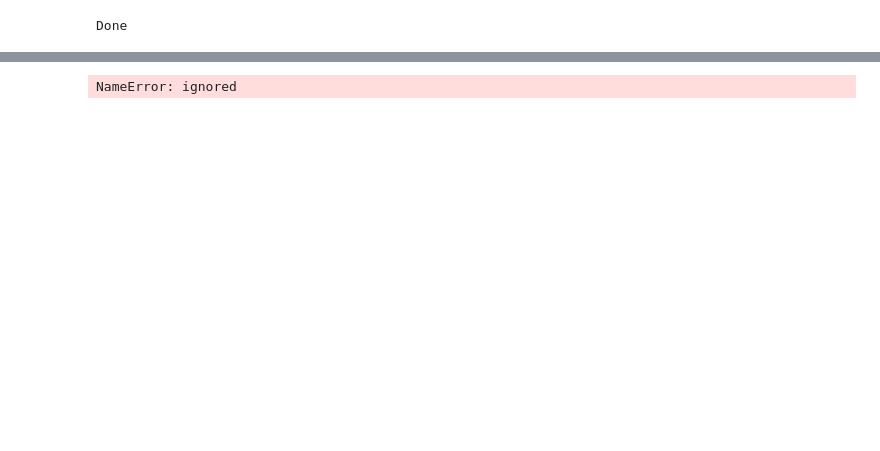
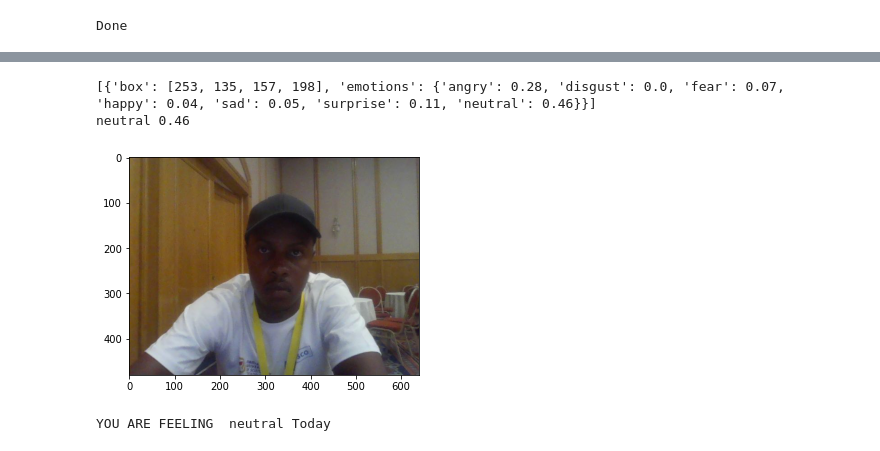
Before and after one commit to Goodwill-Khoa/219080534, a Jupyter notebook: INDABAX2022g3.ipynb, the cells around one changed output, grey strips where cells are left out. Saved outputs shown, nothing was run; the diff lists cells and outputs as text; code cells hidden in the pictures; blank space fills up the shorter version.

```diff
--- a/INDABAX2022g3.ipynb
+++ b/INDABAX2022g3.ipynb
@@ -145,7 +175,28 @@ def IdentifyFace(path):
 
 			#print(results)
 	return(results) # we just want to collect the name
-# %%
-Person1Name = IdentifyFace(image2path)
-# %% [output]
-NameError: ignored
+# %%
+def EmotionDetect(image2path):
+  test_image_one = plt.imread(image2path)
+  emo_detector = FER(mtcnn=True)
+  # Capture all the emotions on the image
+  captured_emotions = emo_detector.detect_emotions(test_image_one)
+  # Print all captured emotions with the image
+  print(captured_emotions)
+  plt.imshow(test_image_one)
+
+  # Use the top Emotion() function to call for the dominant emotion in the image
+  dominant_emotion, emotion_score = emo_detector.top_emotion(test_image_one)
+  print(dominant_emotion, emotion_score)
+
+  return dominant_emotion
+# %%
+EmotionT = EmotionDetect(image2path)
+# %% [output]
+[{'box': [253, 135, 157, 198], 'emotions': {'angry': 0.28, 'disgust': 0.0, 'fear': 0.07, 'happy': 0.04, 'sad': 0.05, 'surprise': 0.11, 'neutral': 0.46}}]
+neutral 0.46
+[figure, added]
+# %%
+print("YOU ARE FEELING ", EmotionT, "Today ")
+# %% [output]
+YOU ARE FEELING  neutral Today
```
Also changed, not shown: parts of 9 cells of this notebook.
